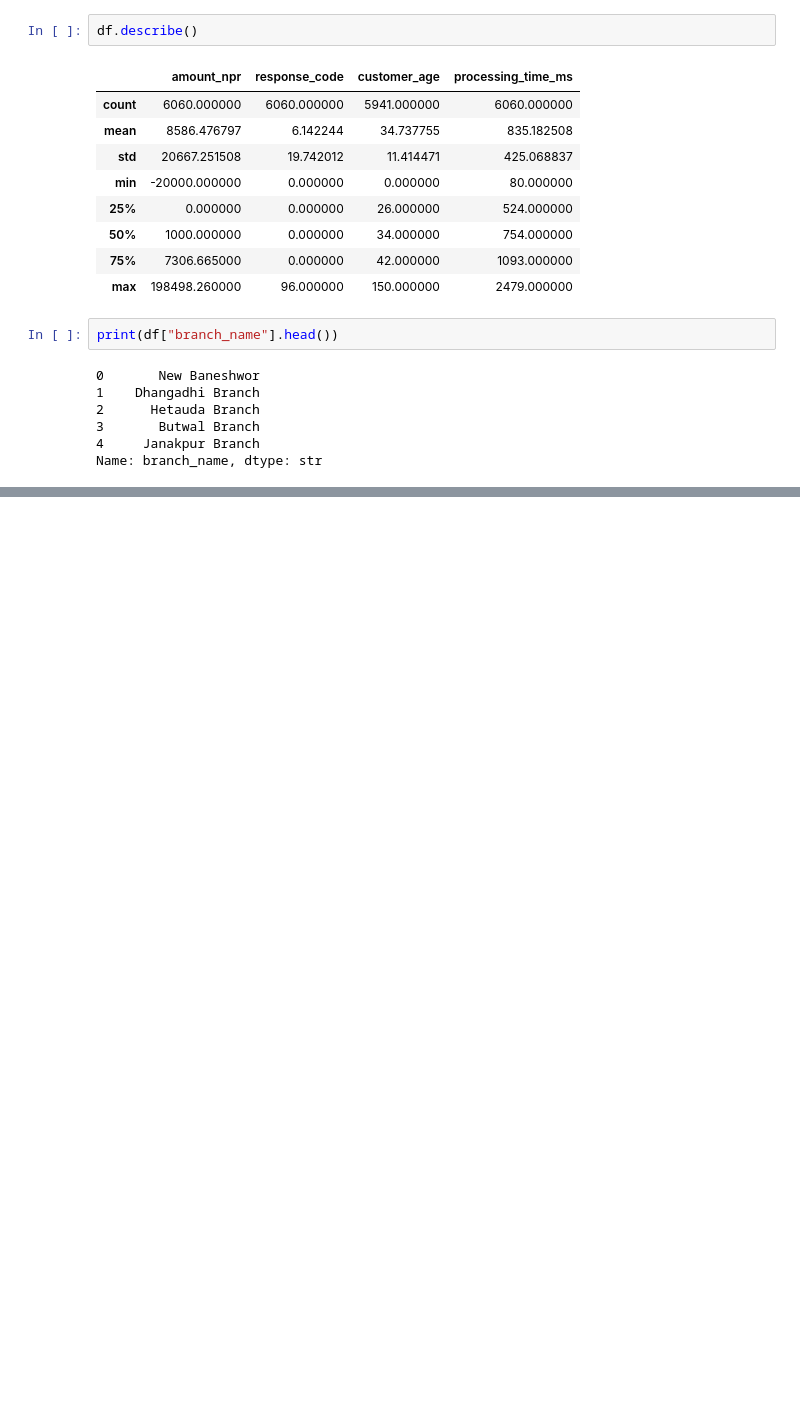
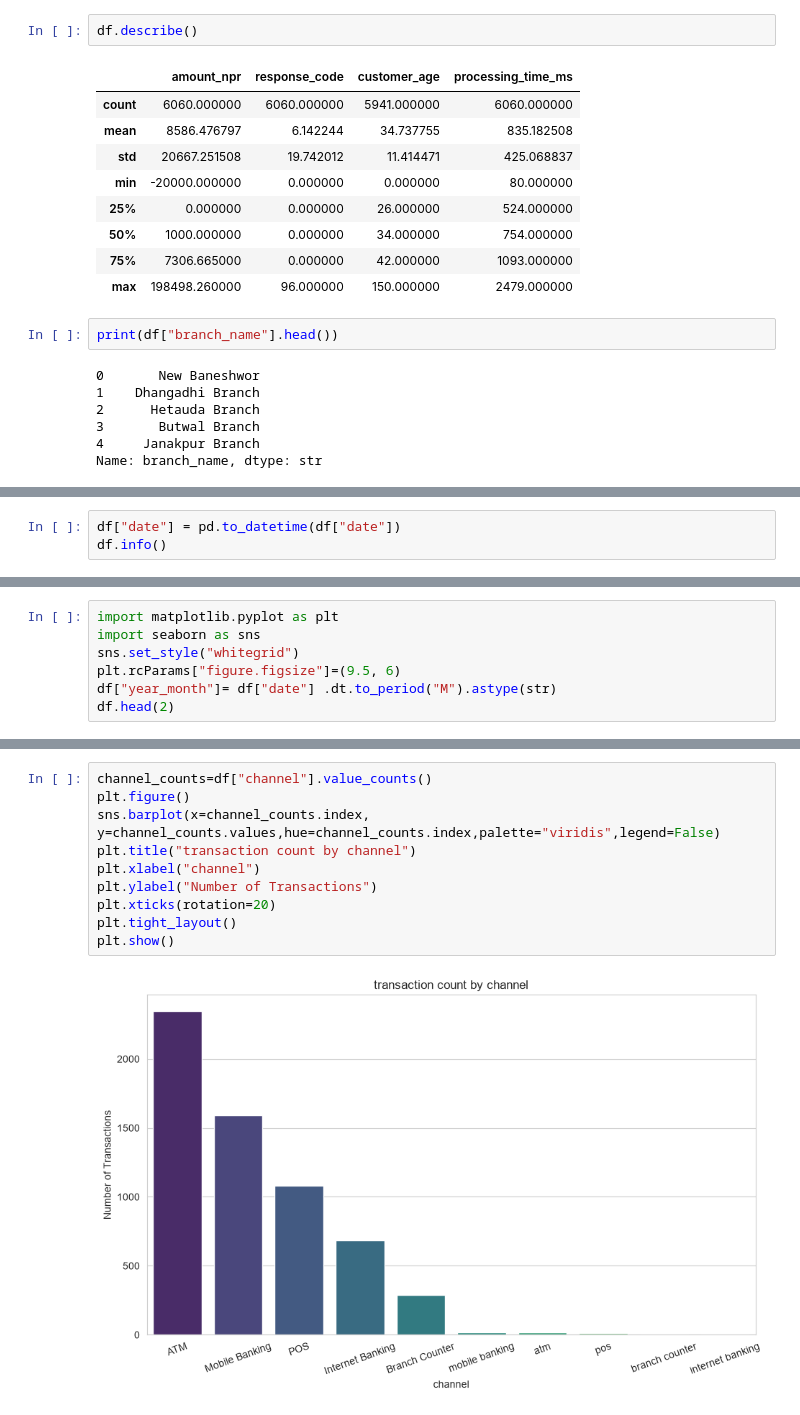
Before and after one commit to udita04/PRG200, a Jupyter notebook: wk5 vcs/wk5.ipynb, the cells around one changed output, grey strips where cells are left out. Drawn from its saved outputs; the diff is of its cells as text; blank space fills up the shorter version.

```diff
--- a/wk5 vcs/wk5.ipynb
+++ b/wk5 vcs/wk5.ipynb
@@ -117,0 +127,3 @@ Name: branch_name, dtype: str
+# %%
+df["date"] = pd.to_datetime(df["date"])
+df.info()
@@ -117,0 +209,7 @@ Name: branch_name, dtype: str
+# %%
+import matplotlib.pyplot as plt
+import seaborn as sns
+sns.set_style("whitegrid")
+plt.rcParams["figure.figsize"]=(9.5, 6)
+df["year_month"]= df["date"] .dt.to_period("M").astype(str)
+df.head(2)
@@ -117,0 +220,12 @@ Name: branch_name, dtype: str
+# %%
+channel_counts=df["channel"].value_counts()
+plt.figure()
+sns.barplot(x=channel_counts.index, y=channel_counts.values,hue=channel_counts.index,palette="viridis",legend=False)
+plt.title("transaction count by channel")
+plt.xlabel("channel")
+plt.ylabel("Number of Transactions")
+plt.xticks(rotation=20)
+plt.tight_layout()
+plt.show()
+# %% [output]
+[figure, added]
```
Also changed, not shown: parts of 15 cells of this notebook, 2 other files.
